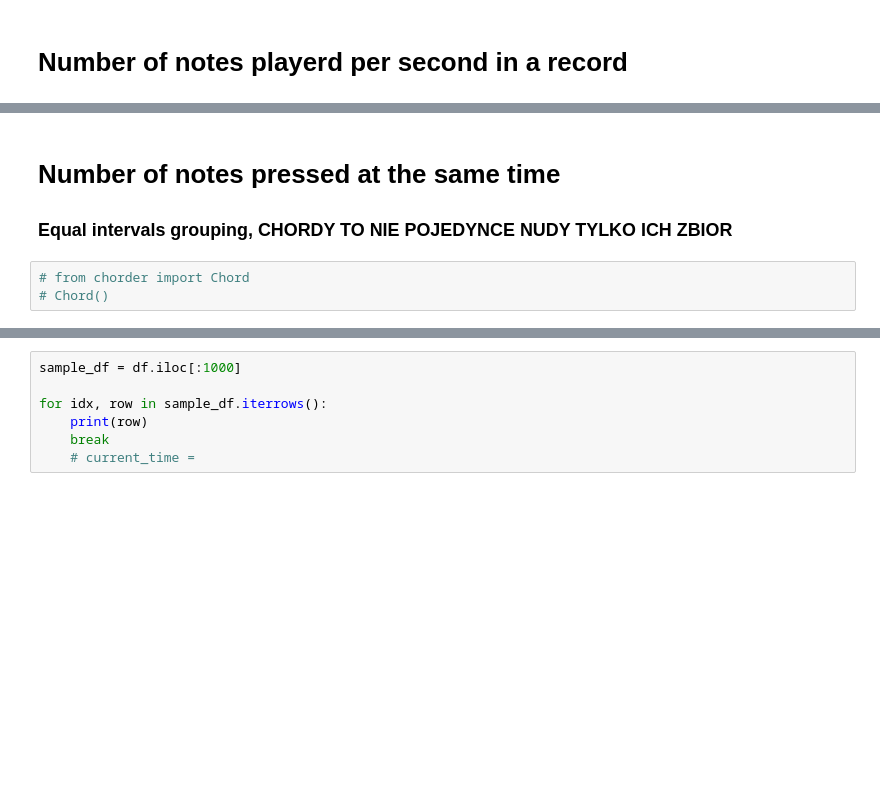
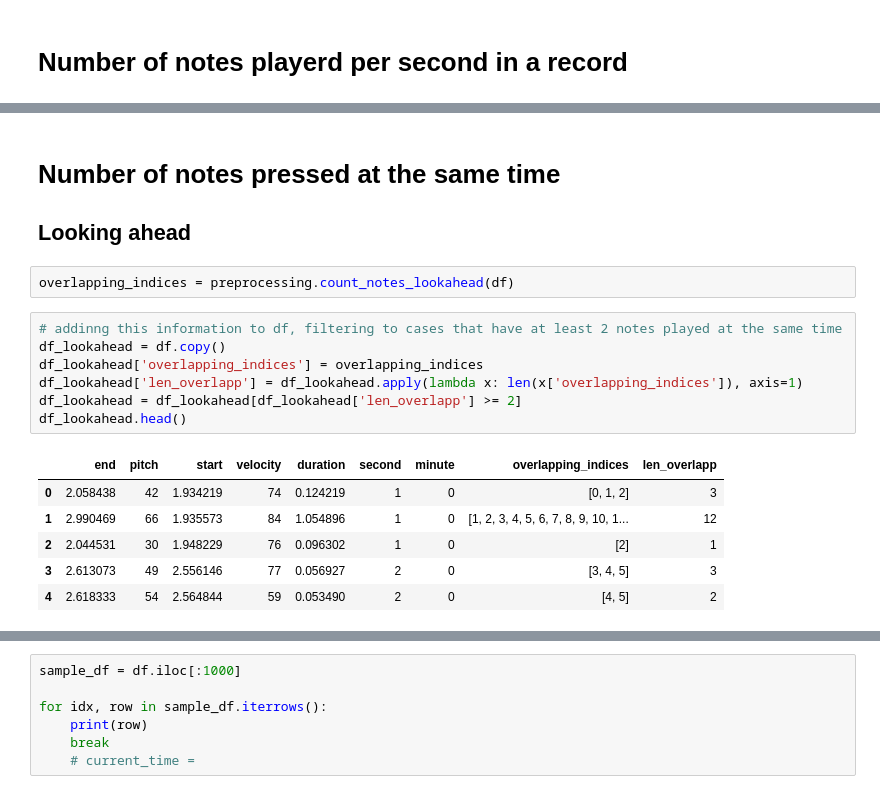
Before and after one commit to Nospoko/midi-internship, a Jupyter notebook: task-easy.ipynb, the cells around one changed output, grey strips where cells are left out. Cells and saved outputs as stored; diff of their text form; blank space fills up the shorter version.

```diff
--- a/task-easy.ipynb
+++ b/task-easy.ipynb
@@ -39,7 +39,20 @@ plot_record_speed(df)
 # %% [markdown]
 # Number of notes pressed at the same time
 
-### Equal intervals grouping, CHORDY TO NIE POJEDYNCE NUDY TYLKO ICH ZBIOR
+## Looking ahead
-# %%
-# from chorder import Chord
-# Chord()
+# %%
+overlapping_indices = preprocessing.count_notes_lookahead(df)
+# %%
+# addinng this information to df, filtering to cases that have at least 2 notes played at the same time
+df_lookahead = df.copy()
+df_lookahead['overlapping_indices'] = overlapping_indices
+df_lookahead['len_overlapp'] = df_lookahead.apply(lambda x: len(x['overlapping_indices']), axis=1)
+df_lookahead = df_lookahead[df_lookahead['len_overlapp'] >= 2]
+df_lookahead.head()
+# %% [output]
+|  | end | pitch | start | velocity | duration | second | minute | overlapping_indices | len_overlapp |
+| 0 | 2.058438 | 42 | 1.934219 | 74 | 0.124219 | 1 | 0 | [0, 1, 2] | 3 |
+| 1 | 2.990469 | 66 | 1.935573 | 84 | 1.054896 | 1 | 0 | [1, 2, 3, 4, 5, 6, 7, 8, 9, 10, 1... | 12 |
+| 2 | 2.044531 | 30 | 1.948229 | 76 | 0.096302 | 1 | 0 | [2] | 1 |
+| 3 | 2.613073 | 49 | 2.556146 | 77 | 0.056927 | 2 | 0 | [3, 4, 5] | 3 |
+| 4 | 2.618333 | 54 | 2.564844 | 59 | 0.053490 | 2 | 0 | [4, 5] | 2 |
```
Also changed, not shown: parts of 9 cells of this notebook, 3 other files.
